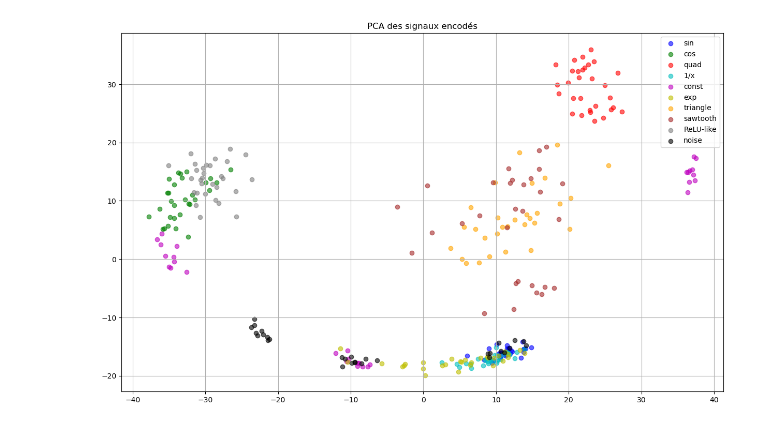
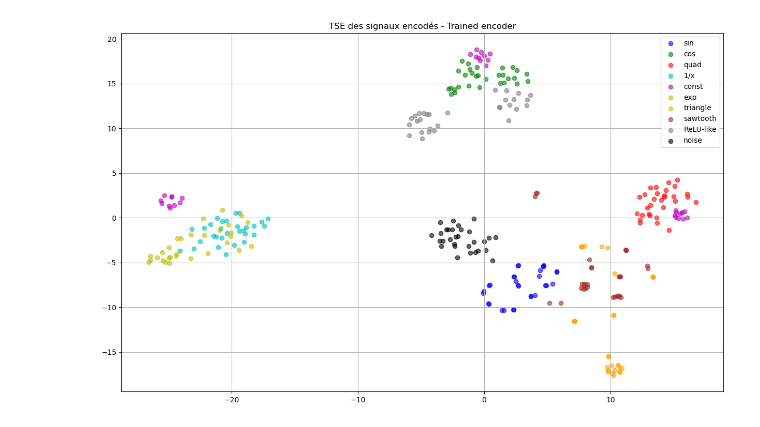
Before and after one commit to vilhess/JEPAtchTST, a Jupyter notebook: latent_space.ipynb, the cells around one changed output. Cells and saved outputs as stored; diff of their text form; code cells hidden in the pictures.

```diff
--- a/latent_space.ipynb
+++ b/latent_space.ipynb
@@ -12,6 +13,8 @@ config_pre = yaml.load(open("conf/encoder/config_encoder.yaml"), Loader=yaml.Ful
 config = SimpleNamespace(**config_pre)
 # %%
 encoder = PatchTrADencoder(config)
-#checkpoint_path = "checkpoints/ts_jepa_vicreg_v3" + "_" + "1" + ".ckpt"
-#checkpoint = torch.load(checkpoint_path, weights_only=True)
-#encoder.load_state_dict(checkpoint)
+encoder_freeze = deepcopy(encoder)
+
+checkpoint_path = "checkpoints/ts_jepa_vicreg_v3" + "_" + "1" + ".ckpt"
+checkpoint = torch.load(checkpoint_path, weights_only=True)
+encoder.load_state_dict(checkpoint)
@@ -24,7 +152,7 @@ def generate_and_encode_signal(signal_fn, start_vals, encoder):
         y = y.unsqueeze(0).unsqueeze(-1)  # Shape: [1, seq_len, 1]
         with torch.no_grad():
             _, encoded = encoder(y)
-        encoded = encoded.squeeze(0).squeeze(-1)
+        encoded = encoded.squeeze(0).squeeze(0)
         ys.append(encoded)
     return torch.stack(ys, dim=0)
 
@@ -106,33 +234,33 @@ noise_ys = torch.cat([generate_and_encode_signal(fn, start_vals, encoder) for fn
 
 # Empiler et aplatir
 all_signals = torch.cat([
     sin_ys, cos_ys, quad_ys, inv_ys, const_ys,
     exp_ys, triangle_ys, saw_ys, relu_ys, noise_ys
 ], dim=0)
 
 all_signals = all_signals.flatten(start_dim=1)
 
 # PCA
-pca = PCA(n_components=2)
+pca = TSNE(n_components=2)
 all_np = all_signals.cpu().numpy()
 embeddings_2d = pca.fit_transform(all_np)
 
 # Affichage
 N = len(start_vals)
 plt.figure(figsize=(15, 9))
 labels = ["sin", "cos", "quad", "1/x", "const", "exp", "triangle", "sawtooth", "ReLU-like", "noise"]
 colors = ['b', 'g', 'r', 'c', 'm', 'y', 'orange', 'brown', 'gray', 'black']
 
 for i, label in enumerate(labels):
     plt.scatter(
         embeddings_2d[i*N*3:(i+1)*N*3, 0],
         embeddings_2d[i*N*3:(i+1)*N*3, 1],
         alpha=0.6, label=label, color=colors[i % len(colors)]
     )
 
 plt.legend()
-plt.title("PCA des signaux encodés")
+plt.title("TSE des signaux encodés - Trained encoder")
 plt.grid(True)
 plt.show()
 # %% [output]
-[figure, old version]
+[figure, new version]
```
Also changed, not shown: parts of 8 cells of this notebook, 10 other files.
